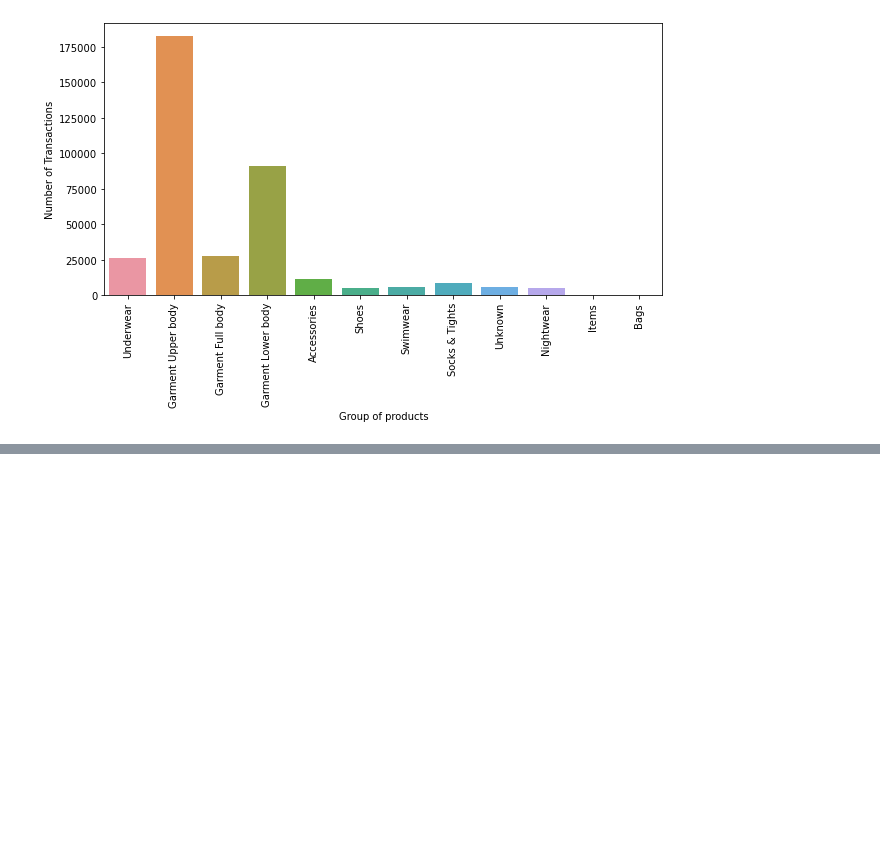
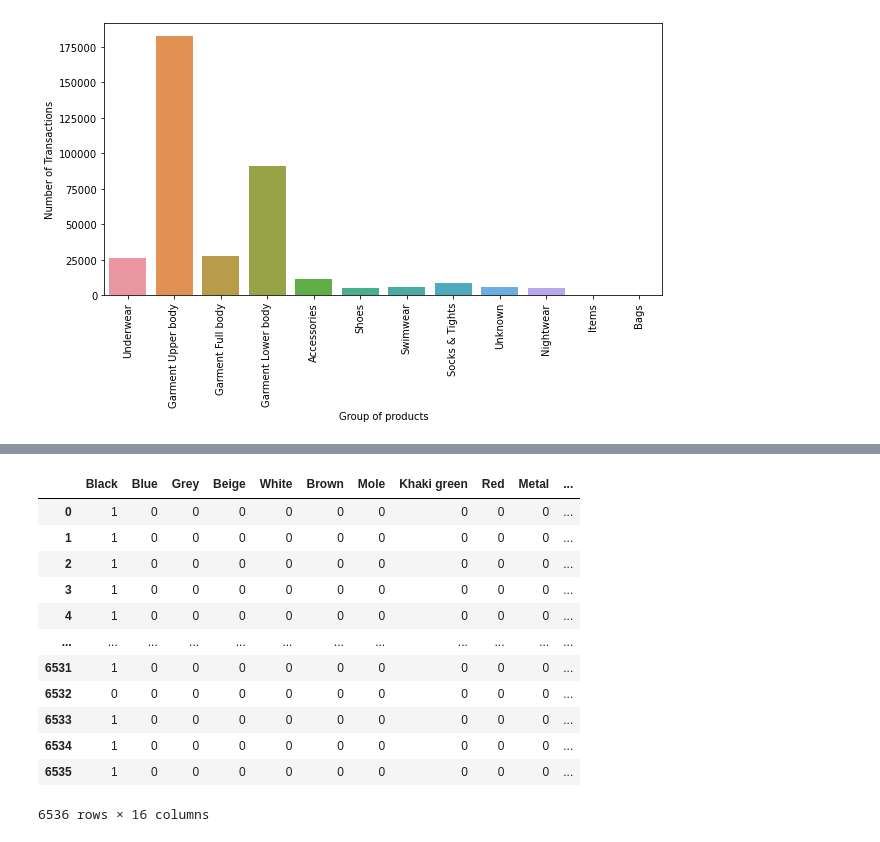
Before and after one commit to alessiabresolin/275601, a Jupyter notebook: project.ipynb, the cells around one changed output, grey strips where cells are left out. Saved outputs shown, nothing was run; the diff lists cells and outputs as text; code cells hidden in the pictures; blank space fills up the shorter version.

```diff
--- a/project.ipynb
+++ b/project.ipynb
@@ -670,0 +682,20 @@ plt.show()
+# %%
+#create a one hot encoding
+colours = list(article_colour.keys())
+for c in colours:
+    articles[c] = articles['perceived_colour_master_name'].transform(lambda x: int(c in x))
+articles[colours]
+# %% [output]
+|  | Black | Blue | Grey | Beige | White | Brown | Mole | Khaki green | Red | Metal | ... |
+| 0 | 1 | 0 | 0 | 0 | 0 | 0 | 0 | 0 | 0 | 0 | ... |
+| 1 | 1 | 0 | 0 | 0 | 0 | 0 | 0 | 0 | 0 | 0 | ... |
+| 2 | 1 | 0 | 0 | 0 | 0 | 0 | 0 | 0 | 0 | 0 | ... |
+| 3 | 1 | 0 | 0 | 0 | 0 | 0 | 0 | 0 | 0 | 0 | ... |
+| 4 | 1 | 0 | 0 | 0 | 0 | 0 | 0 | 0 | 0 | 0 | ... |
+| ... | ... | ... | ... | ... | ... | ... | ... | ... | ... | ... | ... |
+| 6531 | 1 | 0 | 0 | 0 | 0 | 0 | 0 | 0 | 0 | 0 | ... |
+| 6532 | 0 | 0 | 0 | 0 | 0 | 0 | 0 | 0 | 0 | 0 | ... |
+| 6533 | 1 | 0 | 0 | 0 | 0 | 0 | 0 | 0 | 0 | 0 | ... |
+| 6534 | 1 | 0 | 0 | 0 | 0 | 0 | 0 | 0 | 0 | 0 | ... |
+| 6535 | 1 | 0 | 0 | 0 | 0 | 0 | 0 | 0 | 0 | 0 | ... |
+6536 rows × 16 columns
```
Also changed, not shown: parts of 20 cells of this notebook.
